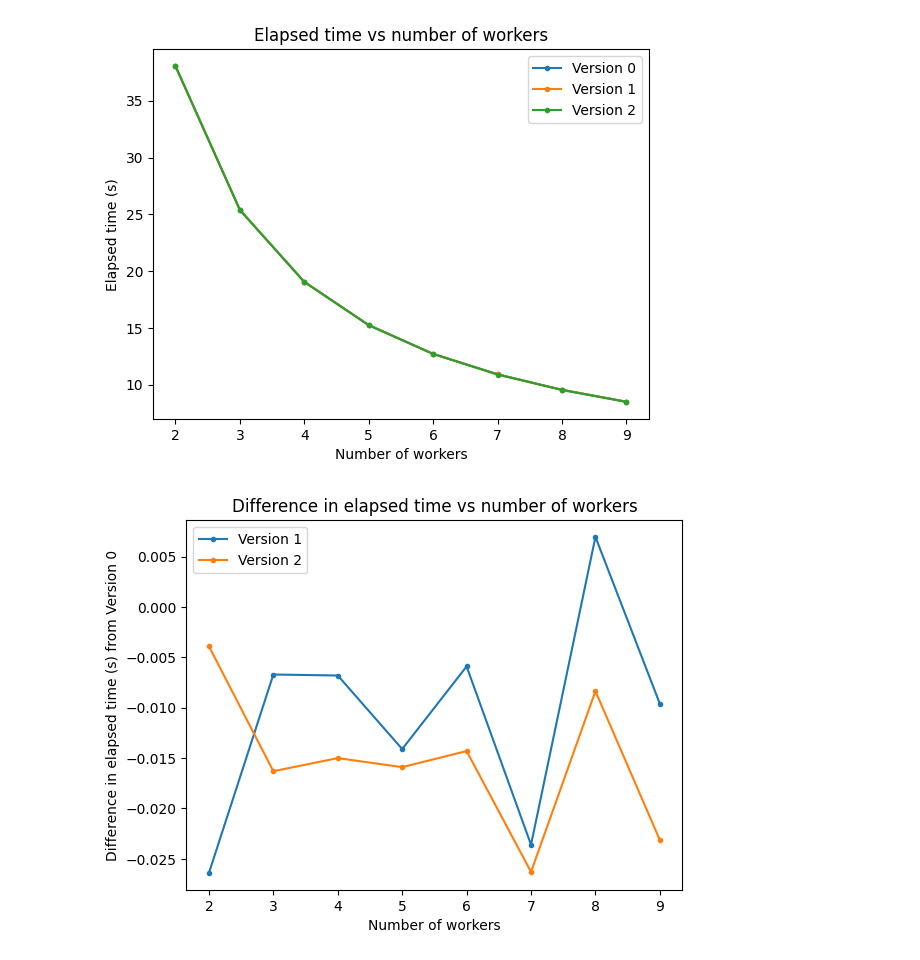
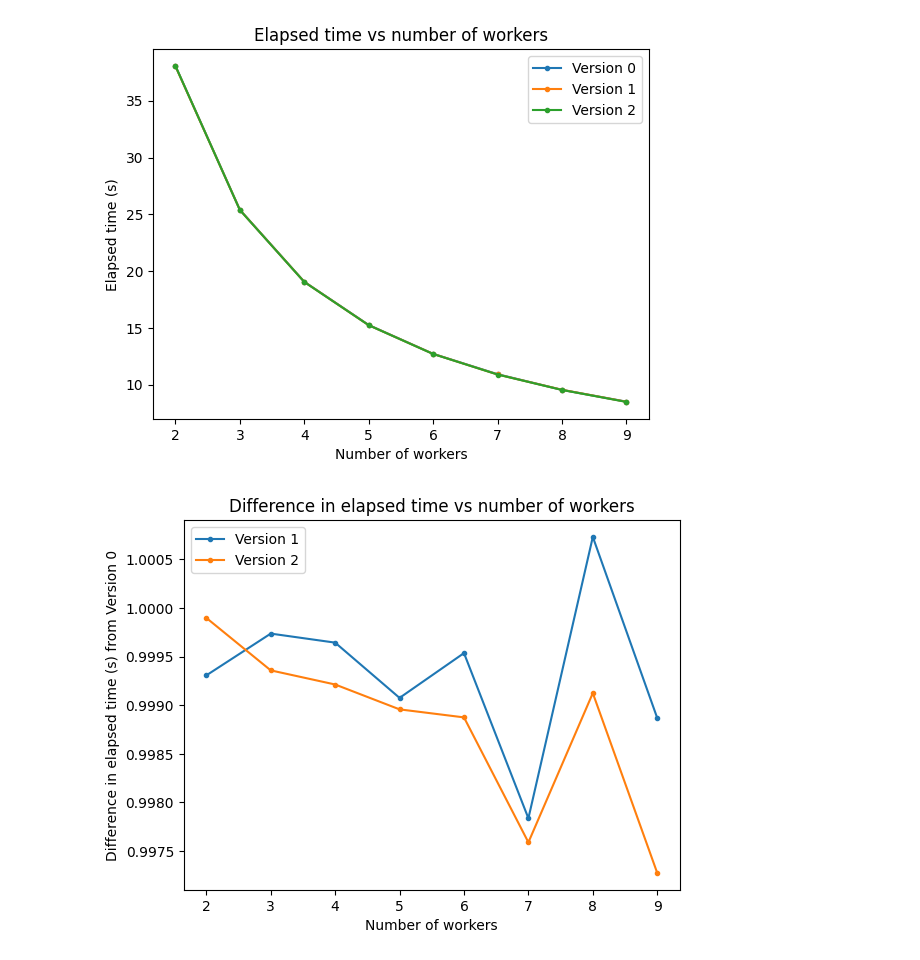
Before and after one commit to Fragaini01/HPPC_week3, a Jupyter notebook: week3/reader1.ipynb, the cells around one changed output. Saved outputs shown, nothing was run; the diff lists cells and outputs as text; code cells hidden in the pictures.

```diff
--- a/week3/reader1.ipynb
+++ b/week3/reader1.ipynb
@@ -42,21 +42,19 @@ plt.show()
 # %% [output]
 [figure]
 # %%
-# Calcola la differenza rispetto alla versione 0
 df_version_0 = df[df['version'] == 0].set_index('workers')['elapsed_time']
-df['diff_from_v0'] = df.apply(lambda row: row['elapsed_time'] - df_version_0[row['workers']], axis=1)
+df['diff_from_v0'] = df.apply(lambda row: row['elapsed_time'] / df_version_0[row['workers']], axis=1)
 
-# Plot della differenza rispetto alla versione 0
 for version in df['version'].unique():
     if version != 0:
         df_version = df[df['version'] == version]
         plt.plot(df_version['workers'], df_version['diff_from_v0'], marker='o', markersize=3, label=f'Version {version}')
 
 plt.xlabel('Number of workers')
 plt.ylabel('Difference in elapsed time (s) from Version 0')
 plt.title('Difference in elapsed time vs number of workers')
 plt.legend()
 plt.show()
 # %% [output]
-[figure, old version]
+[figure, new version]
 # %%
```
Also changed, not shown: parts of 3 cells of this notebook, 11 other files.
